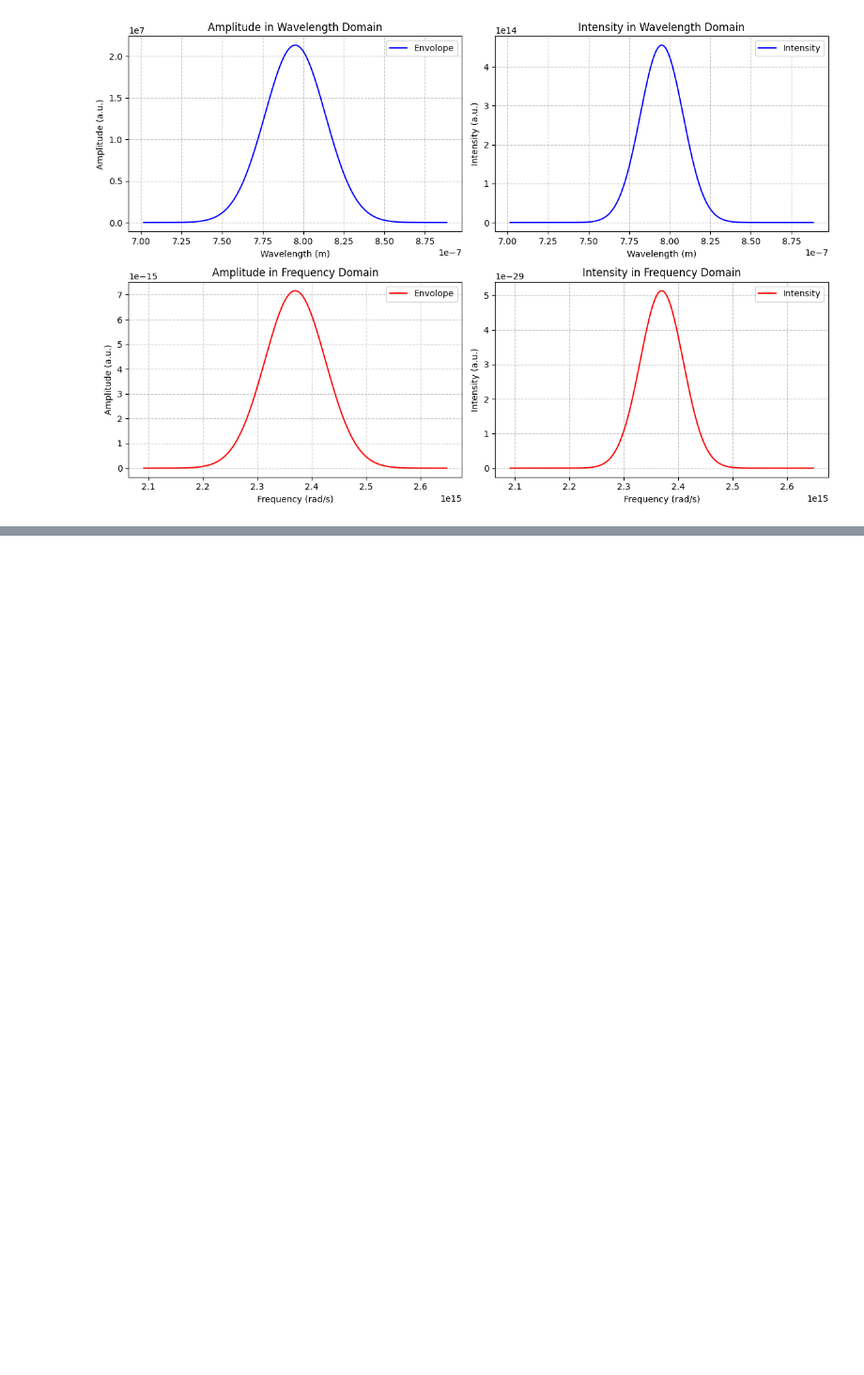
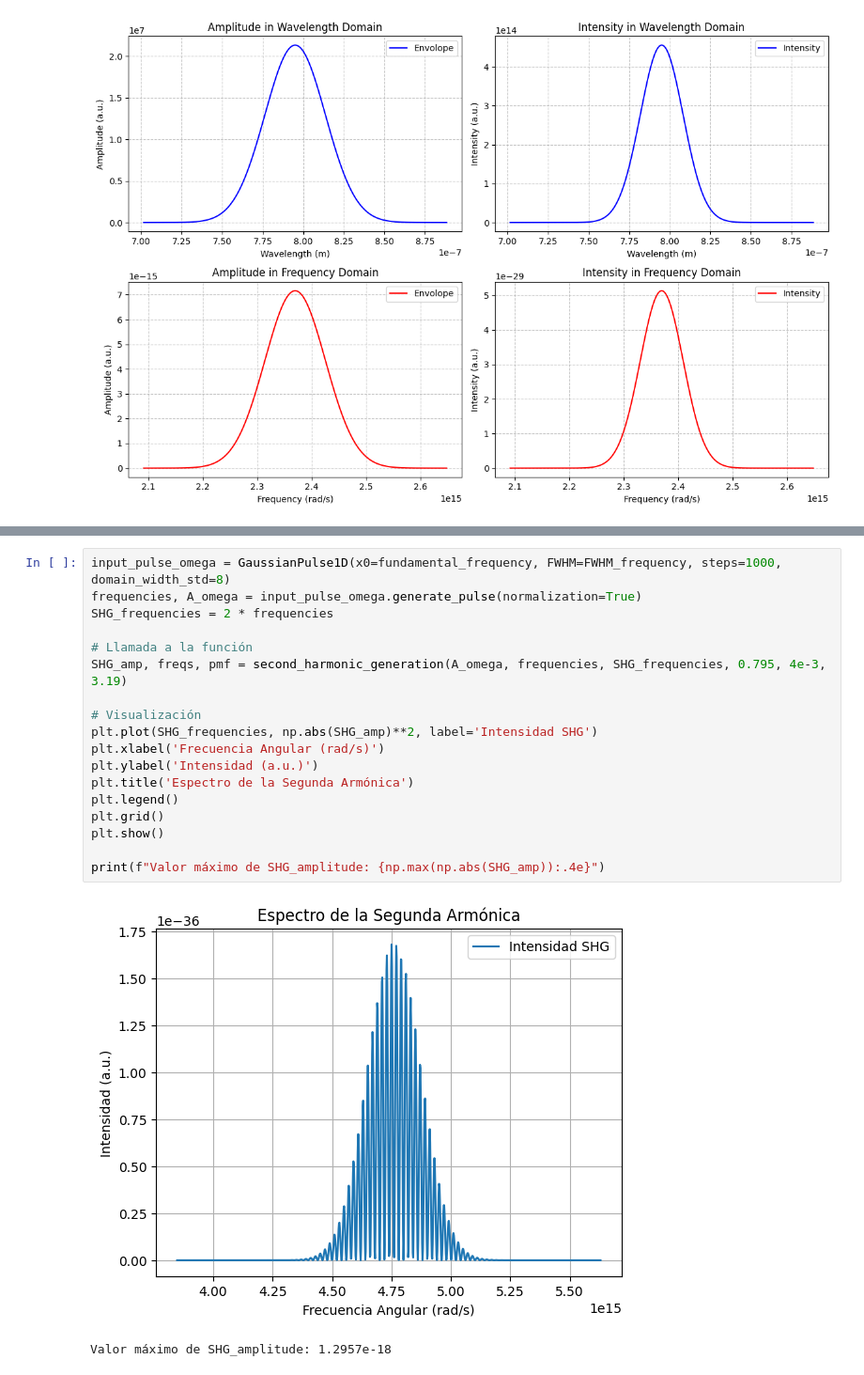
Before and after one commit to jusrojasrod/SHG-and-PDC-simulation, a Jupyter notebook: notebooks/simulaciones/Second_Harmonic_Generation.ipynb, the cells around one changed output, grey strips where cells are left out. Shown at 94% size. Saved outputs shown, nothing was run; the diff lists cells and outputs as text; blank space fills up the shorter version.

```diff
--- a/notebooks/simulaciones/Second_Harmonic_Generation.ipynb
+++ b/notebooks/simulaciones/Second_Harmonic_Generation.ipynb
@@ -190,0 +235,21 @@ plt.show()
+# %%
+input_pulse_omega = GaussianPulse1D(x0=fundamental_frequency, FWHM=FWHM_frequency, steps=1000, domain_width_std=8)
+frequencies, A_omega = input_pulse_omega.generate_pulse(normalization=True)
+SHG_frequencies = 2 * frequencies
+
+# Llamada a la función
+SHG_amp, freqs, pmf = second_harmonic_generation(A_omega, frequencies, SHG_frequencies, 0.795, 4e-3, 3.19)
+
+# Visualización
+plt.plot(SHG_frequencies, np.abs(SHG_amp)**2, label='Intensidad SHG')
+plt.xlabel('Frecuencia Angular (rad/s)')
+plt.ylabel('Intensidad (a.u.)')
+plt.title('Espectro de la Segunda Armónica')
+plt.legend()
+plt.grid()
+plt.show()
+
+print(f"Valor máximo de SHG_amplitude: {np.max(np.abs(SHG_amp)):.4e}")
+# %% [output]
+[figure, added]
+Valor máximo de SHG_amplitude: 1.2957e-18
```
Also changed, not shown: parts of 9 cells of this notebook, 1 other file.
